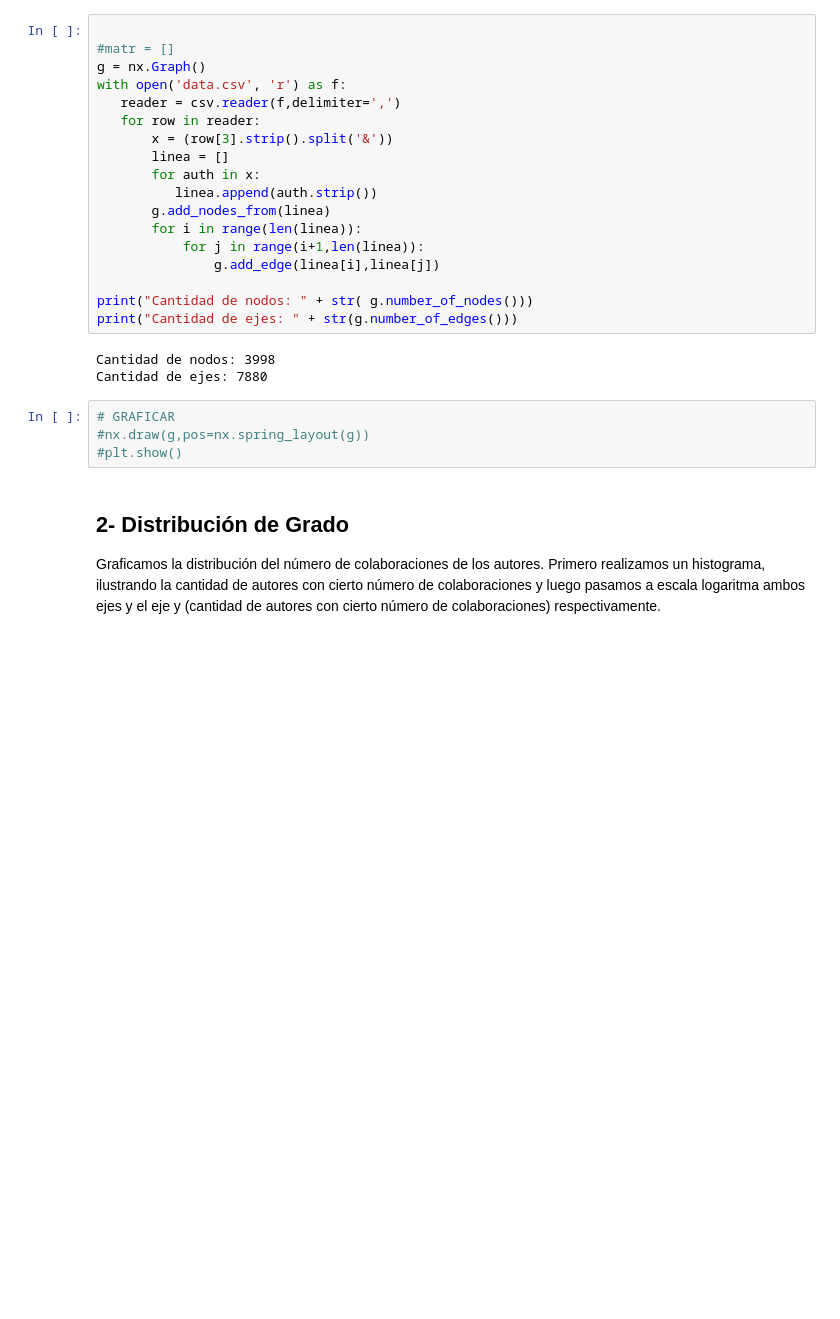
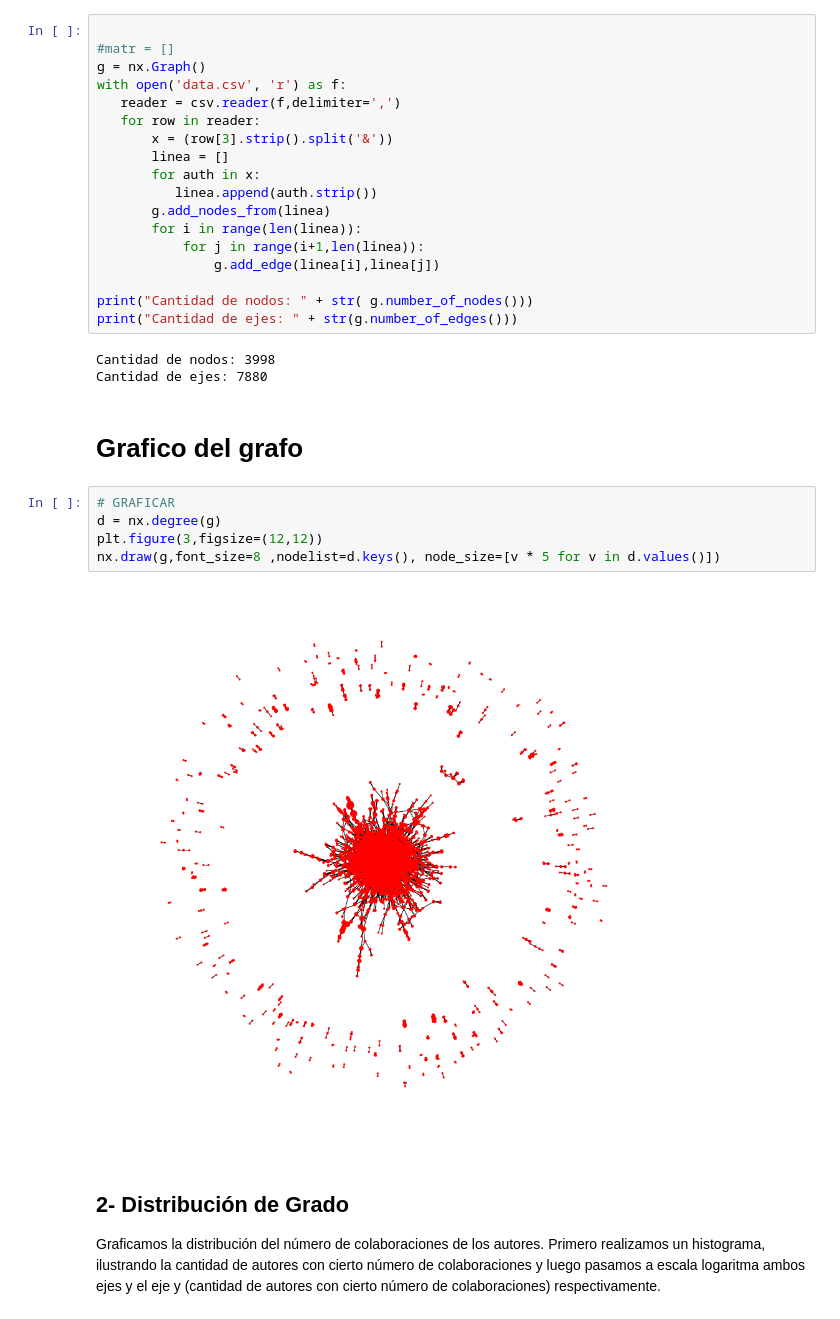
Before and after one commit to abg101/datascience, a Jupyter notebook: tp4/tp4.ipynb, the cells around one changed output. Drawn from its saved outputs; the diff is of its cells as text; blank space fills up the shorter version.

```diff
--- a/tp4/tp4.ipynb
+++ b/tp4/tp4.ipynb
@@ -65,10 +66,15 @@ print("Cantidad de ejes: " + str(g.number_of_edges()))
 # %% [output]
 Cantidad de nodos: 3998
 Cantidad de ejes: 7880
-# %%
-# GRAFICAR
-#nx.draw(g,pos=nx.spring_layout(g))
-#plt.show()
+# %% [markdown]
+# Grafico del grafo
+# %%
+# GRAFICAR
+d = nx.degree(g)
+plt.figure(3,figsize=(12,12))
+nx.draw(g,font_size=8 ,nodelist=d.keys(), node_size=[v * 5 for v in d.values()])
+# %% [output]
+[figure, added]
 # %% [markdown]
 ## 2-  Distribución de Grado
 
```
Also changed, not shown: parts of 4 cells of this notebook.
